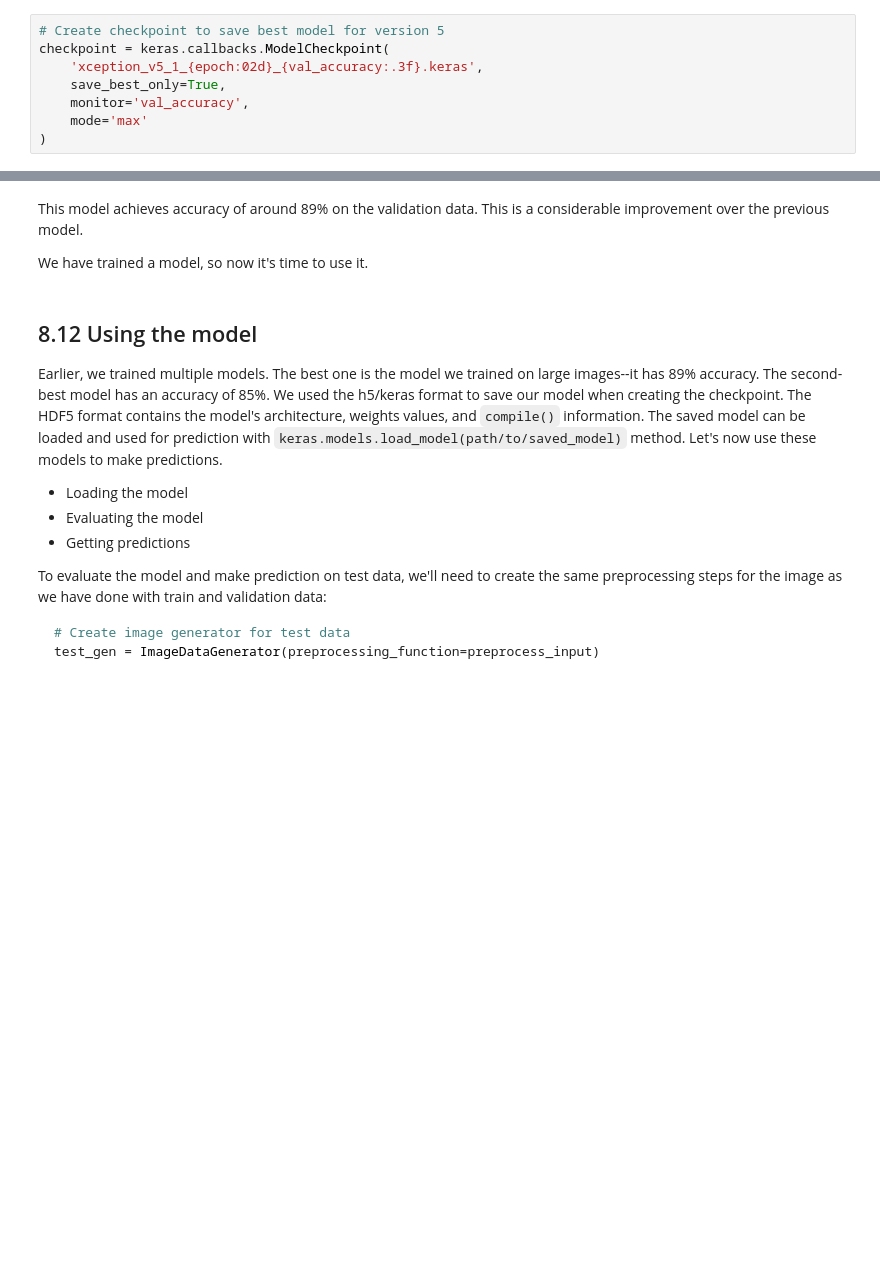
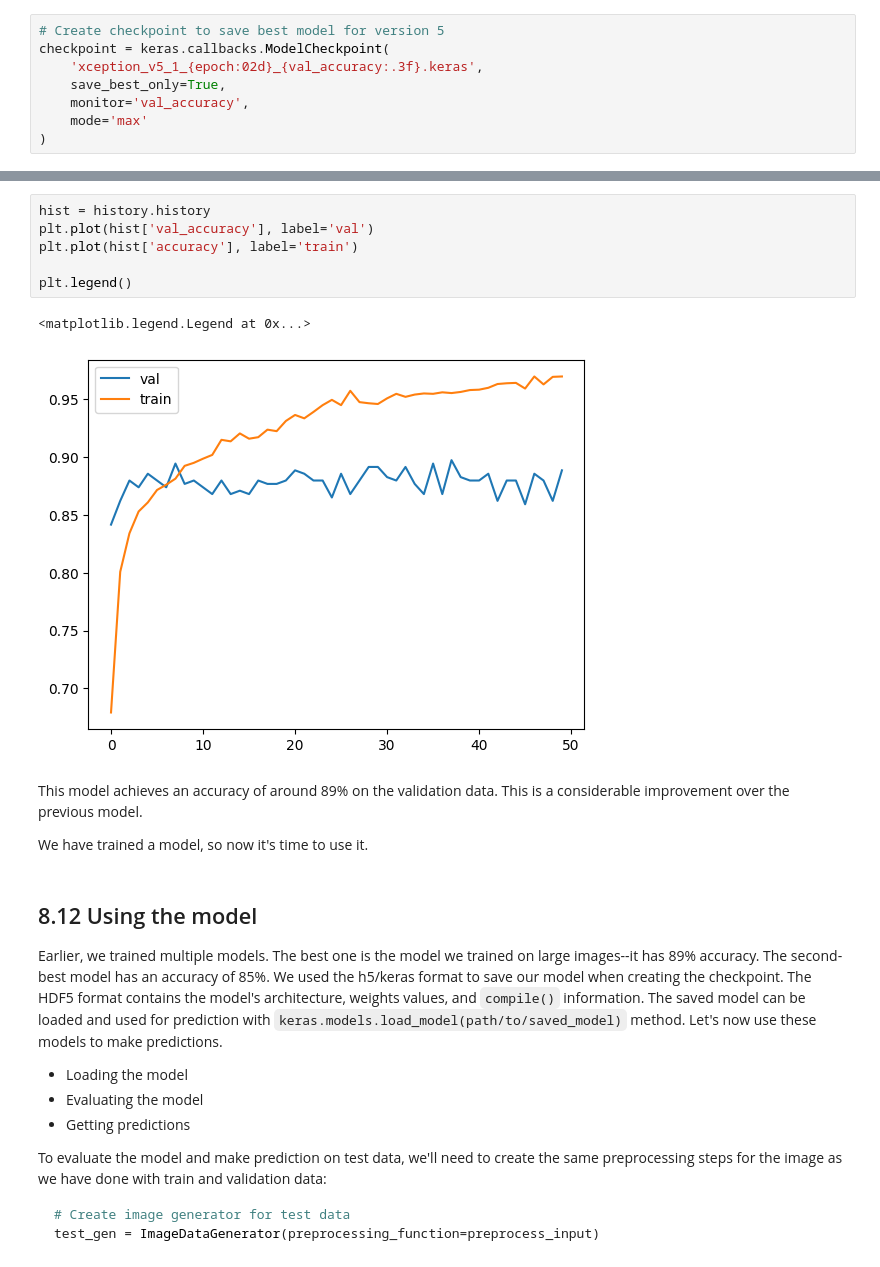
Before and after one commit to wanyingng/machine-learning-zoomcamp-2024, a Jupyter notebook: 08-deep-learning/08-fashion-neural-nets.ipynb, the cells around one changed output, grey strips where cells are left out. Saved outputs shown, nothing was run; the diff lists cells and outputs as text; blank space fills up the shorter version.

```diff
--- a/08-deep-learning/08-fashion-neural-nets.ipynb
+++ b/08-deep-learning/08-fashion-neural-nets.ipynb
@@ -2142,5 +2128,14 @@ Epoch 17/50
+# %%
+hist = history.history
+plt.plot(hist['val_accuracy'], label='val')
+plt.plot(hist['accuracy'], label='train')
+
+plt.legend()
+# %% [output]
+<matplotlib.legend.Legend at 0x...>
+[figure, added]
 # %% [markdown]
-This model achieves accuracy of around 89% on the validation data. This is a considerable improvement over the previous model.
+This model achieves an accuracy of around 89% on the validation data. This is a considerable improvement over the previous model.
 
 We have trained a model, so now it's time to use it.
 # %% [markdown]
```
Also changed, not shown: parts of 53 cells of this notebook, 5 other files.
